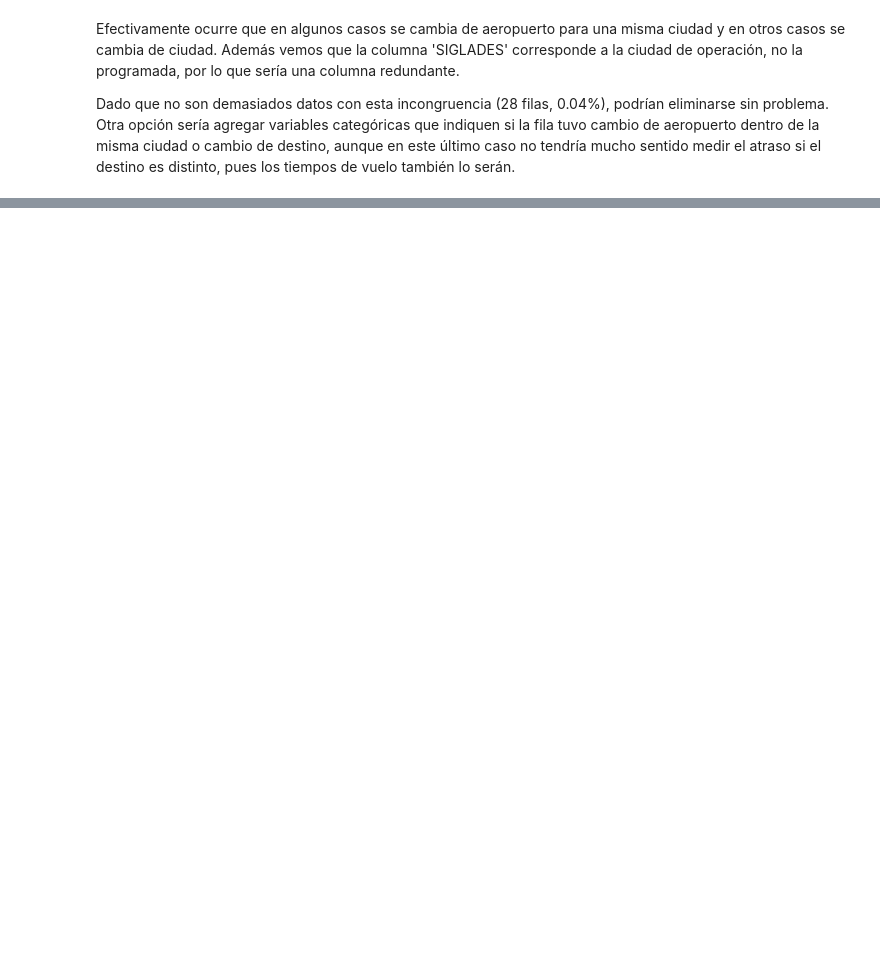
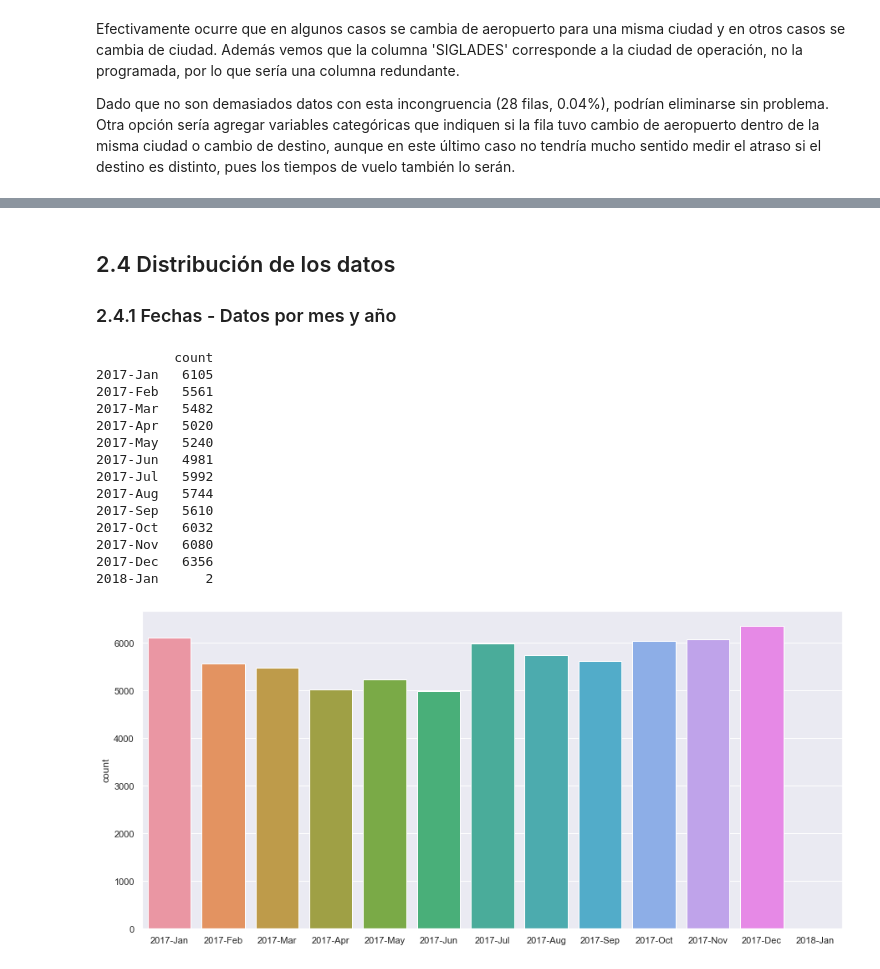
Before and after one commit to igonzalezperez/airline-challenge, a Jupyter notebook: solution.ipynb, the cells around one changed output, grey strips where cells are left out. Saved outputs shown, nothing was run; the diff lists cells and outputs as text; code cells hidden in the pictures; blank space fills up the shorter version.

Commit message:
feat: Explore data distribution.
Show distributions of days, month, years, airlines, flight type and destinations.

```diff
--- a/solution.ipynb
+++ b/solution.ipynb
@@ -18,11 +18,18 @@ notebook         : 6.4.12
 qtconsole        : 5.3.1
 traitlets        : 5.3.0
 # %%
+import datetime
 from pathlib import Path
 
 import airportsdata as airdata
+import folium
+import matplotlib.pyplot as plt
 import numpy as np
 import pandas as pd
+import seaborn as sns
+from folium.plugins import MarkerCluster
+
+sns.set()
 # %% [markdown]
 # 2. Exploratory Data Analysis
 ## 2.1 Leer dataset
@@ -590,0 +598,26 @@ data.loc[data['OPERA'] == 'Austral', 'OPERA'] = 'Aerolíneas Argentinas'
+# %% [markdown]
+## 2.4 Distribución de los datos
+### 2.4.1 Fechas - Datos por mes y año
+# %%
+ym = data[['Fecha-O']].groupby([data['Fecha-O'].dt.year.rename('year'), data['Fecha-O'].dt.month.rename('month')]).agg({'count'})['Fecha-O']
+ym.index = [pd.to_datetime(f'{i[0]}-{i[1]}', format='%Y-%m').strftime('%Y-%b') for i in ym.index]
+print(ym)
+
+fig, ax = plt.subplots(1, 1, figsize=(15, 7))
+_ = sns.barplot(x=ym.index, y=ym['count'], ax=ax)
+# %% [output]
+          count
+2017-Jan   6105
+2017-Feb   5561
+2017-Mar   5482
+2017-Apr   5020
+2017-May   5240
+2017-Jun   4981
+2017-Jul   5992
+2017-Aug   5744
+2017-Sep   5610
+2017-Oct   6032
+2017-Nov   6080
+2017-Dec   6356
+2018-Jan      2
+[figure, added]
```
Also changed, not shown: parts of 70 cells of this notebook.
